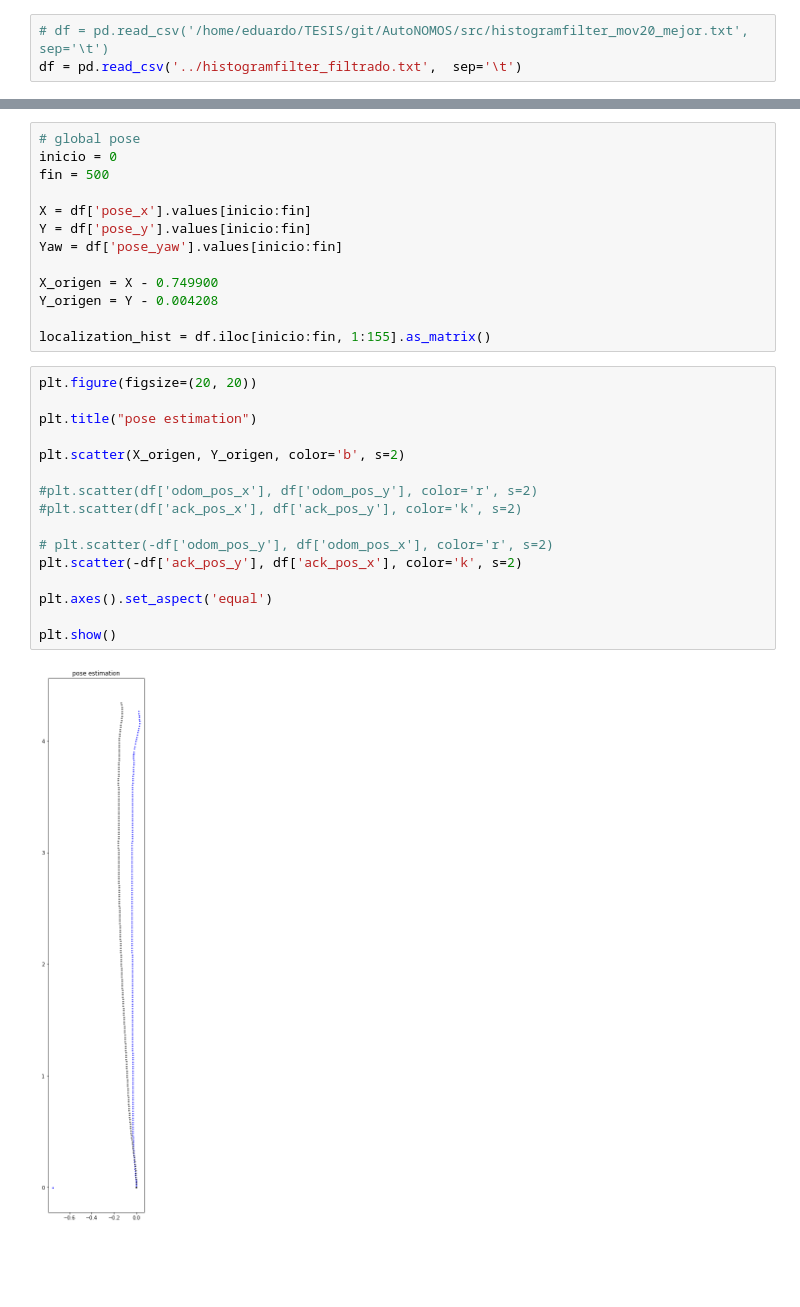
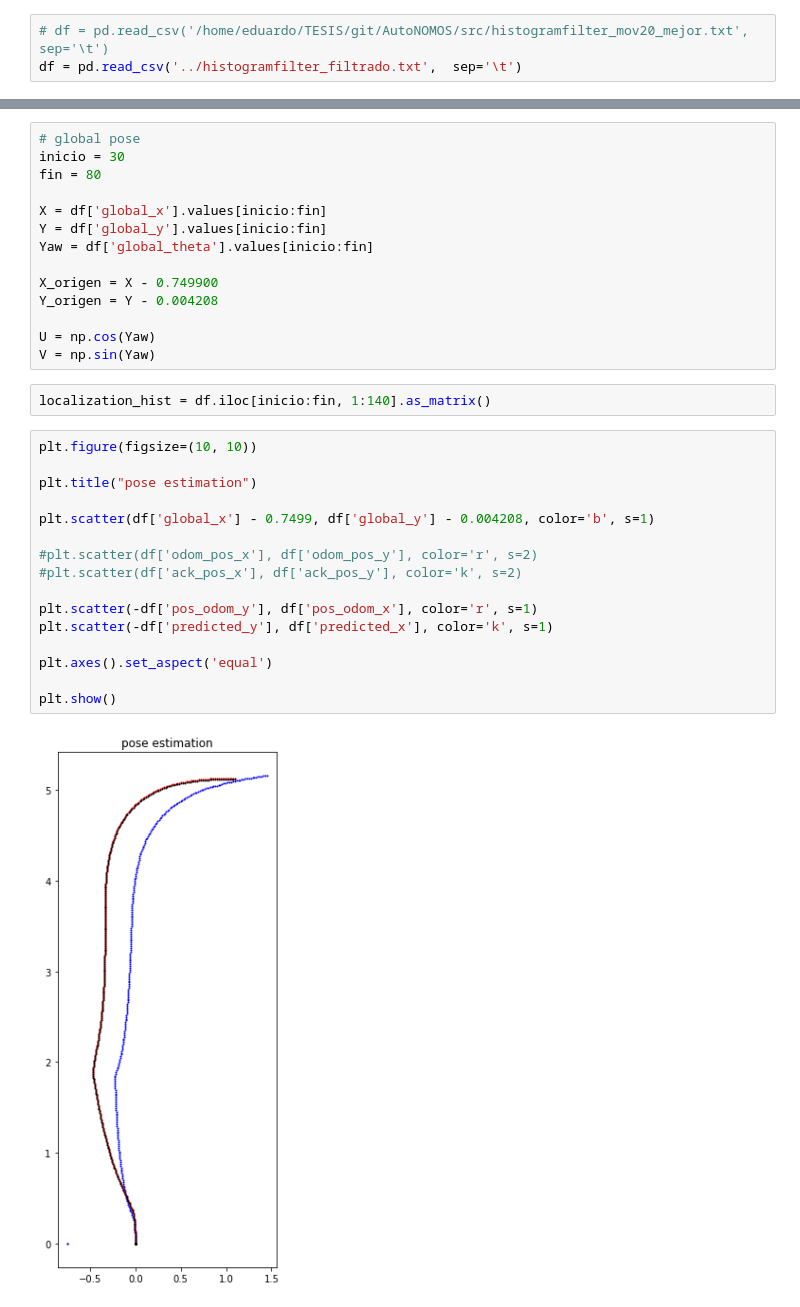
Before and after one commit to lgarciaos/AutoNOMOS, a Jupyter notebook: debug python/localization.ipynb, the cells around one changed output, grey strips where cells are left out. Saved outputs shown, nothing was run; the diff lists cells and outputs as text; blank space fills up the shorter version.

```diff
--- a/debug python/localization.ipynb
+++ b/debug python/localization.ipynb
@@ -18,33 +18,36 @@ df.head()
 # %%
 # global pose
-inicio = 0
-fin = 500
+inicio = 30
+fin = 80
 
-X = df['pose_x'].values[inicio:fin]
-Y = df['pose_y'].values[inicio:fin]
-Yaw = df['pose_yaw'].values[inicio:fin]
+X = df['global_x'].values[inicio:fin]
+Y = df['global_y'].values[inicio:fin]
+Yaw = df['global_theta'].values[inicio:fin]
 
 X_origen = X - 0.749900
 Y_origen = Y - 0.004208
 
-localization_hist = df.iloc[inicio:fin, 1:155].as_matrix()
+U = np.cos(Yaw)
+V = np.sin(Yaw)
+# %%
+localization_hist = df.iloc[inicio:fin, 1:140].as_matrix()
 # %%
-plt.figure(figsize=(20, 20))
+plt.figure(figsize=(10, 10))
 
 plt.title("pose estimation")
 
-plt.scatter(X_origen, Y_origen, color='b', s=2)
+plt.scatter(df['global_x'] - 0.7499, df['global_y'] - 0.004208, color='b', s=1)
 
 #plt.scatter(df['odom_pos_x'], df['odom_pos_y'], color='r', s=2)
 #plt.scatter(df['ack_pos_x'], df['ack_pos_y'], color='k', s=2)
 
-# plt.scatter(-df['odom_pos_y'], df['odom_pos_x'], color='r', s=2)
-plt.scatter(-df['ack_pos_y'], df['ack_pos_x'], color='k', s=2)
+plt.scatter(-df['pos_odom_y'], df['pos_odom_x'], color='r', s=1)
+plt.scatter(-df['predicted_y'], df['predicted_x'], color='k', s=1)
 
 plt.axes().set_aspect('equal')
 
 plt.show()
 # %% [output]
-[figure, old version]
+[figure, new version]
 # %%
 # odometry
```
Also changed, not shown: parts of 7 cells of this notebook, 9 other files.
